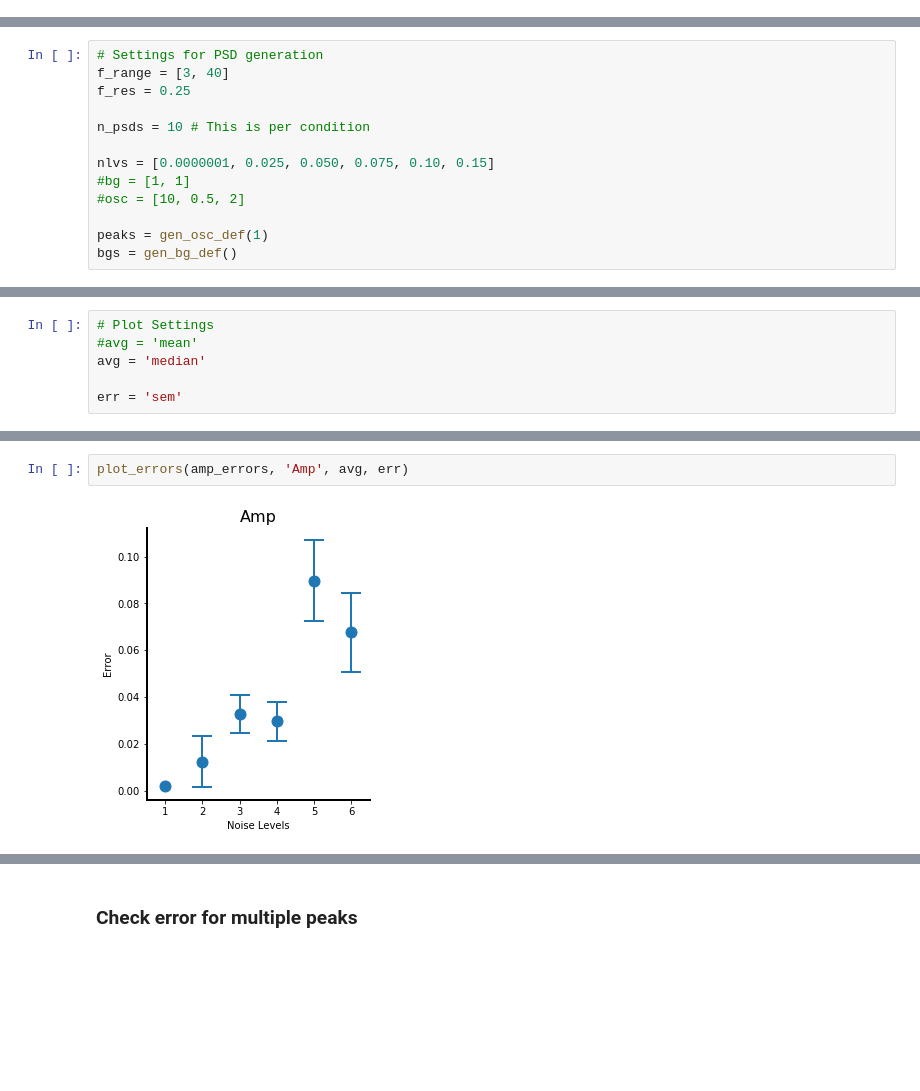
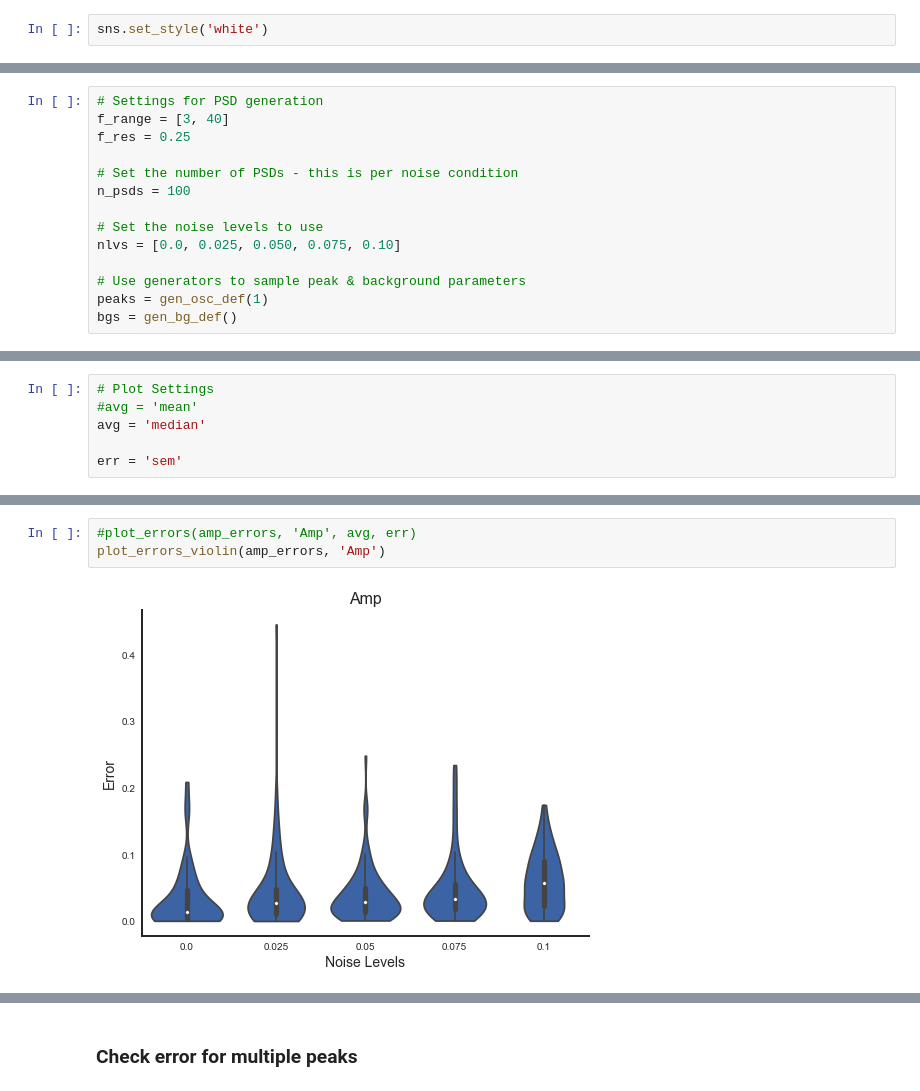
Before and after one commit to TomDonoghue/SIMparam, a Jupyter notebook: FOOOF-SyntheticTesting.ipynb, the cells around one changed output, grey strips where cells are left out. Saved outputs shown, nothing was run; the diff lists cells and outputs as text; blank space fills up the shorter version.

```diff
--- a/FOOOF-SyntheticTesting.ipynb
+++ b/FOOOF-SyntheticTesting.ipynb
@@ -29,6 +28,8 @@ from syn_plts import *
 # %%
 import random
 random.seed(999)
+# %%
+sns.set_style('white')
 # %% [markdown]
 ## Check Generation
 # %%
@@ -161,12 +163,13 @@ fg = FOOOFGroup(peak_width_limits=[1, 6], max_n_peaks=6)
 f_range = [3, 40]
 f_res = 0.25
 
-n_psds = 10 # This is per condition
+# Set the number of PSDs - this is per noise condition
+n_psds = 100
 
-nlvs = [0.0000001, 0.025, 0.050, 0.075, 0.10, 0.15]
-#bg = [1, 1]
-#osc = [10, 0.5, 2]
+# Set the noise levels to use
+nlvs = [0.0, 0.025, 0.050, 0.075, 0.10]
 
+# Use generators to sample peak & background parameters
 peaks = gen_osc_def(1)
 bgs = gen_bg_def()
 # %%
@@ -244,5 +249,6 @@ plot_errors(cf_errors, 'CF', avg, err)
 # %%
-plot_errors(amp_errors, 'Amp', avg, err)
+#plot_errors(amp_errors, 'Amp', avg, err)
+plot_errors_violin(amp_errors, 'Amp')
 # %% [output]
-[figure, old version]
+[figure, new version]
 # %%
```
Also changed, not shown: parts of 23 cells of this notebook.
